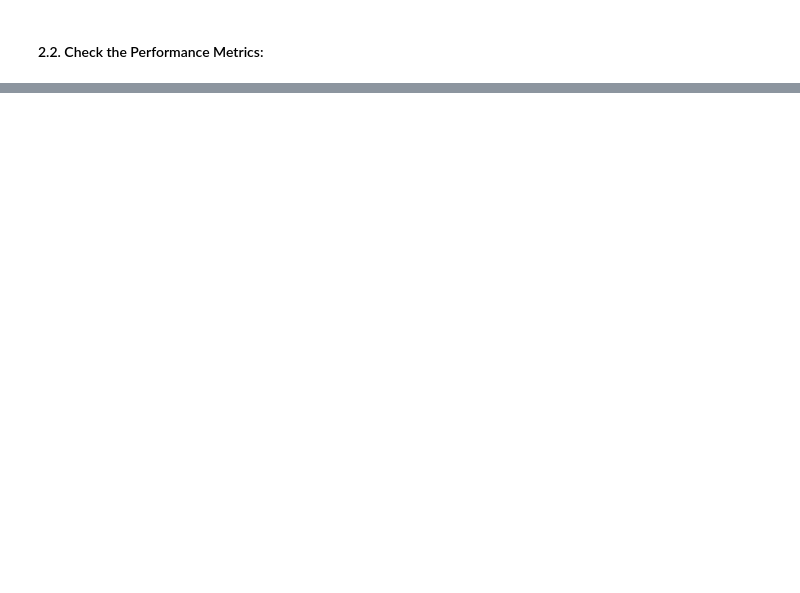
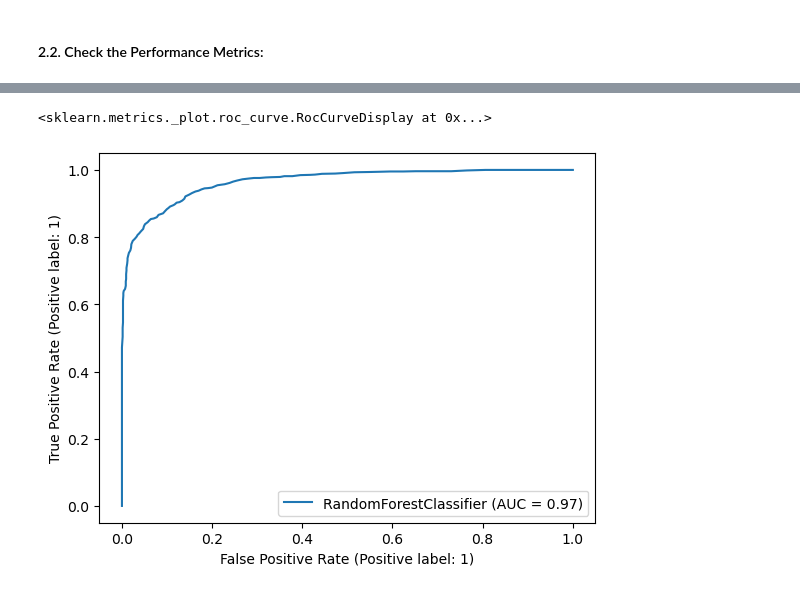
Before and after one commit to myasmin/Capstone_2_Project, a Jupyter notebook: Modelling.ipynb, the cells around one changed output, grey strips where cells are left out. Cells and saved outputs as stored; diff of their text form; code cells hidden in the pictures; blank space fills up the shorter version.

```diff
--- a/Modelling.ipynb
+++ b/Modelling.ipynb
@@ -93,0 +90,10 @@ for model in models.values():
+# %%
+from sklearn.metrics import RocCurveDisplay
+
+rf=RandomForestClassifier()
+rf.fit(X_train, y_train)
+
+RocCurveDisplay.from_estimator(rf, X_test, y_test)
+# %% [output]
+<sklearn.metrics._plot.roc_curve.RocCurveDisplay at 0x...>
+[figure, added]
```
Also changed, not shown: parts of 19 cells of this notebook, 2 other files.
